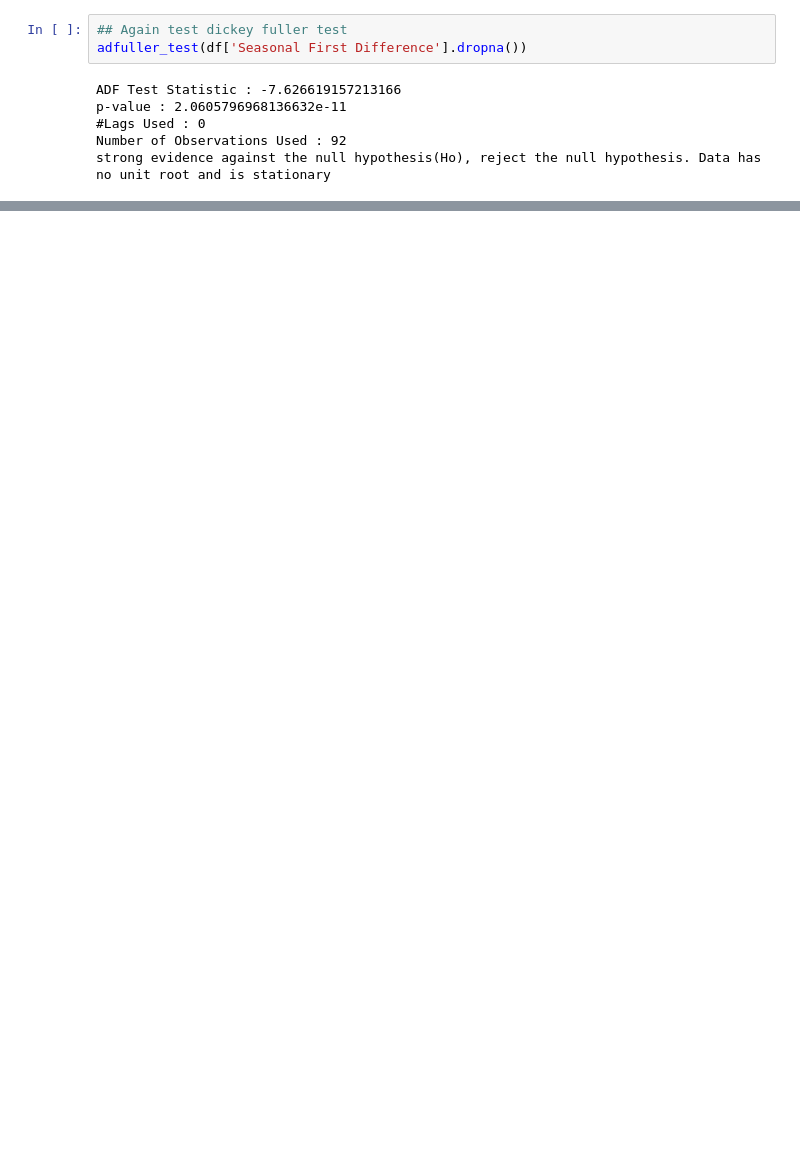
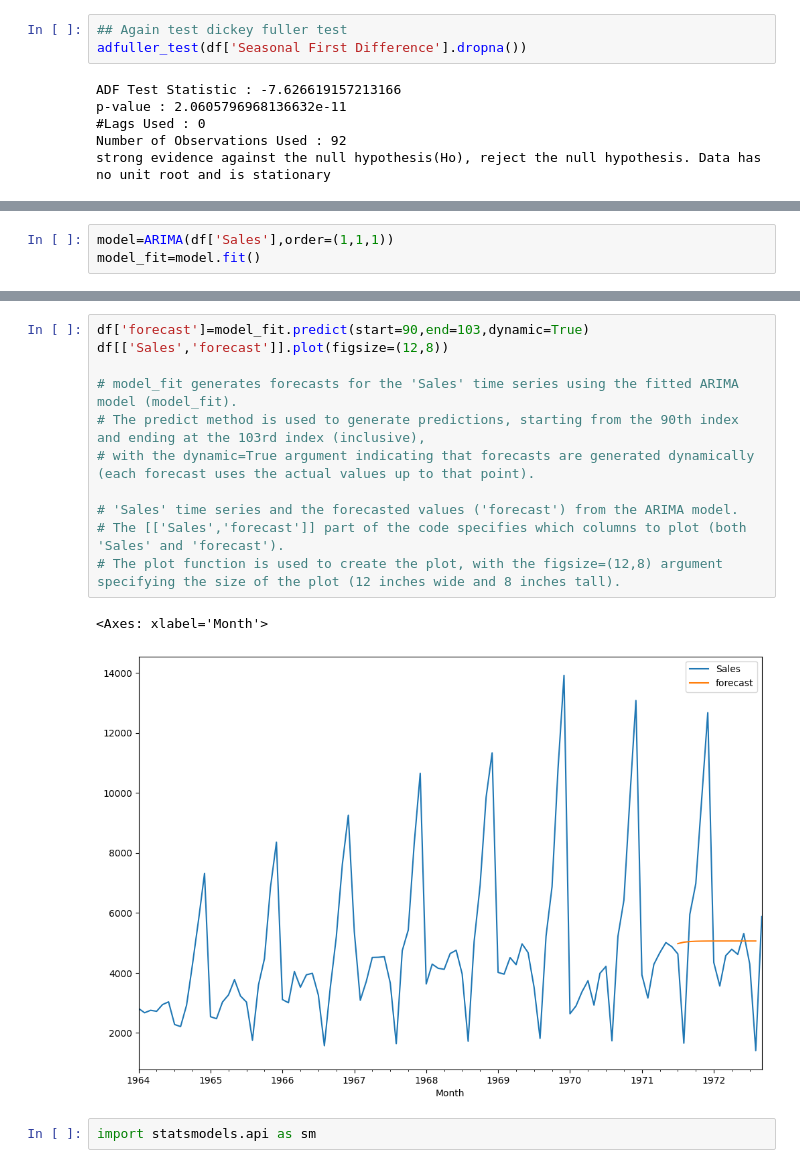
Before and after one commit to sonupp13/TIME-SERIES-ANALYSIS, a Jupyter notebook: DS_ARIMA_&_SARIMA_TIME_SERIES_ANALYSIS.ipynb, the cells around one changed output, grey strips where cells are left out. Saved outputs shown, nothing was run; the diff lists cells and outputs as text; blank space fills up the shorter version.

```diff
--- a/DS_ARIMA_&_SARIMA_TIME_SERIES_ANALYSIS.ipynb
+++ b/DS_ARIMA_&_SARIMA_TIME_SERIES_ANALYSIS.ipynb
@@ -210,0 +249,3 @@ df['Seasonal First Difference'].plot()
+# %%
+model=ARIMA(df['Sales'],order=(1,1,1))
+model_fit=model.fit()
@@ -210,0 +273,16 @@ df['Seasonal First Difference'].plot()
+# %%
+df['forecast']=model_fit.predict(start=90,end=103,dynamic=True)
+df[['Sales','forecast']].plot(figsize=(12,8))
+
+# model_fit generates forecasts for the 'Sales' time series using the fitted ARIMA model (model_fit).
+# The predict method is used to generate predictions, starting from the 90th index and ending at the 103rd index (inclusive),
+# with the dynamic=True argument indicating that forecasts are generated dynamically (each forecast uses the actual values up to that point).
+
+# 'Sales' time series and the forecasted values ('forecast') from the ARIMA model.
+# The [['Sales','forecast']] part of the code specifies which columns to plot (both 'Sales' and 'forecast').
+# The plot function is used to create the plot, with the figsize=(12,8) argument specifying the size of the plot (12 inches wide and 8 inches tall).
+# %% [output]
+<Axes: xlabel='Month'>
+[figure, added]
+# %%
+import statsmodels.api as sm
```
Also changed, not shown: parts of 17 cells of this notebook.
